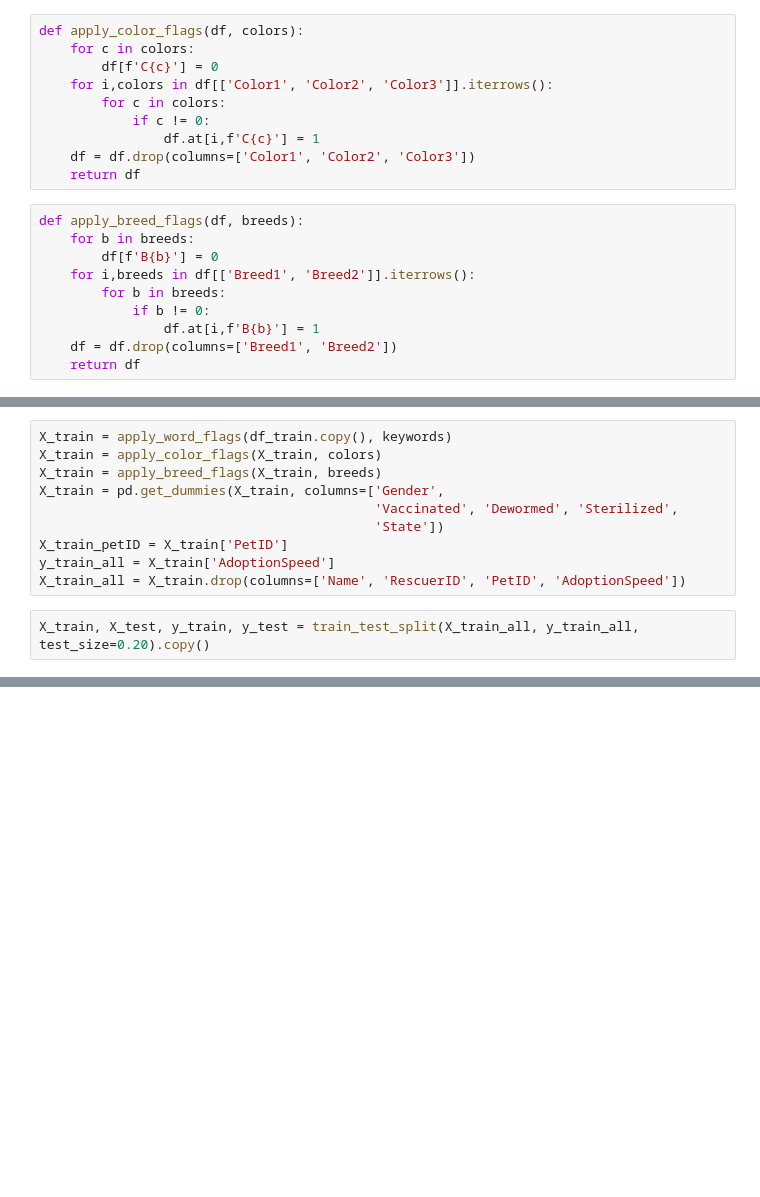
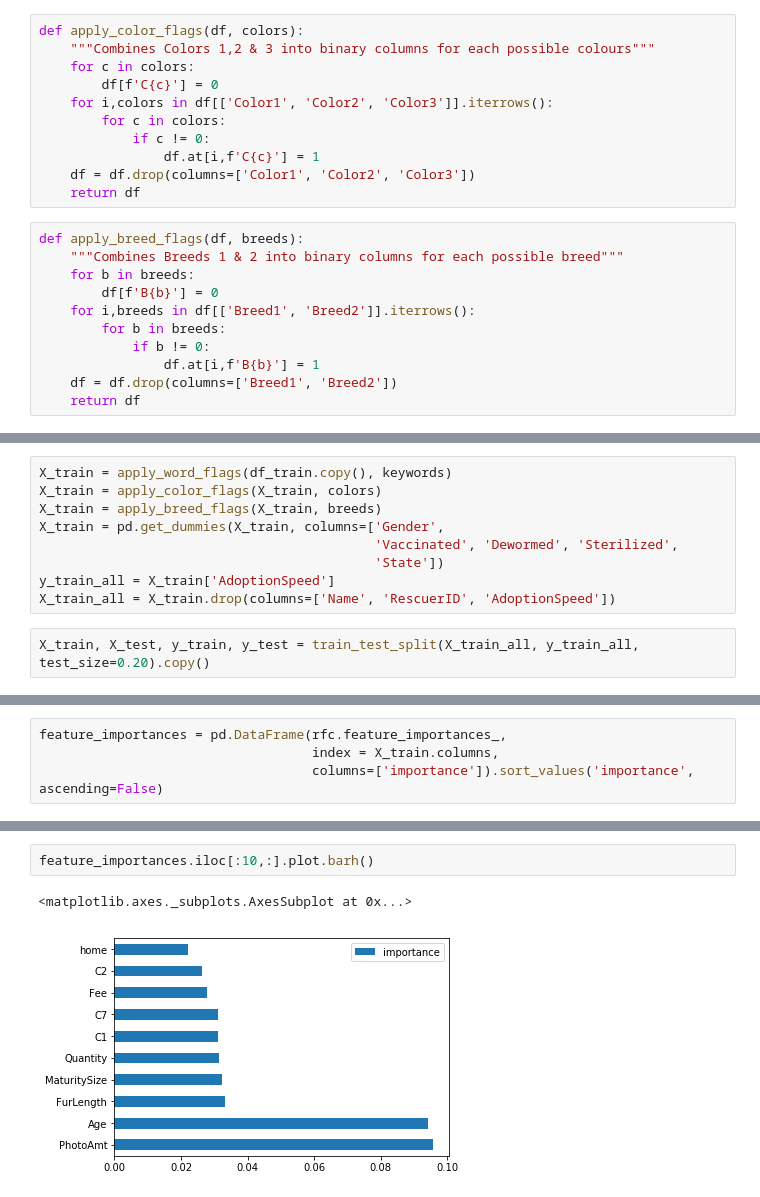
Before and after one commit to rick-62/Kaggle_PetFinder, a Jupyter notebook: model-0-01-baseline-random-forest.ipynb, the cells around one changed output, grey strips where cells are left out. Cells and saved outputs as stored; diff of their text form; blank space fills up the shorter version.

```diff
--- a/model-0-01-baseline-random-forest.ipynb
+++ b/model-0-01-baseline-random-forest.ipynb
@@ -29,6 +44,7 @@ def apply_word_flags(df, words):
 keywords = ['home', 'good' , 'adopt', 'loving', 'give', 'looking', 'playful', 'rescued', 'cat', 'contact']
 # %%
 def apply_color_flags(df, colors):
+    """Combines Colors 1,2 & 3 into binary columns for each possible colours"""
     for c in colors:
         df[f'C{c}'] = 0
     for i,colors in df[['Color1', 'Color2', 'Color3']].iterrows():
@@ -39,6 +55,7 @@ def apply_color_flags(df, colors):
     return df
 # %%
 def apply_breed_flags(df, breeds):
+    """Combines Breeds 1 & 2 into binary columns for each possible breed"""
     for b in breeds:
         df[f'B{b}'] = 0
     for i,breeds in df[['Breed1', 'Breed2']].iterrows():
@@ -54,8 +73,7 @@ X_train = apply_breed_flags(X_train, breeds)
 X_train = pd.get_dummies(X_train, columns=['Gender',
                                            'Vaccinated', 'Dewormed', 'Sterilized',
                                            'State'])
-X_train_petID = X_train['PetID']
 y_train_all = X_train['AdoptionSpeed']
-X_train_all = X_train.drop(columns=['Name', 'RescuerID', 'PetID', 'AdoptionSpeed'])
+X_train_all = X_train.drop(columns=['Name', 'RescuerID', 'AdoptionSpeed'])
 # %%
 X_train, X_test, y_train, y_test = train_test_split(X_train_all, y_train_all, test_size=0.20).copy()
@@ -97,0 +95,4 @@ sorted(features, reverse=True)
+# %%
+feature_importances = pd.DataFrame(rfc.feature_importances_,
+                                   index = X_train.columns,
+                                   columns=['importance']).sort_values('importance', ascending=False)
@@ -97,0 +113,5 @@ sorted(features, reverse=True)
+# %%
+feature_importances.iloc[:10,:].plot.barh()
+# %% [output]
+<matplotlib.axes._subplots.AxesSubplot at 0x...>
+[figure, added]
```
Also changed, not shown: parts of 27 cells of this notebook, 1 other file.
